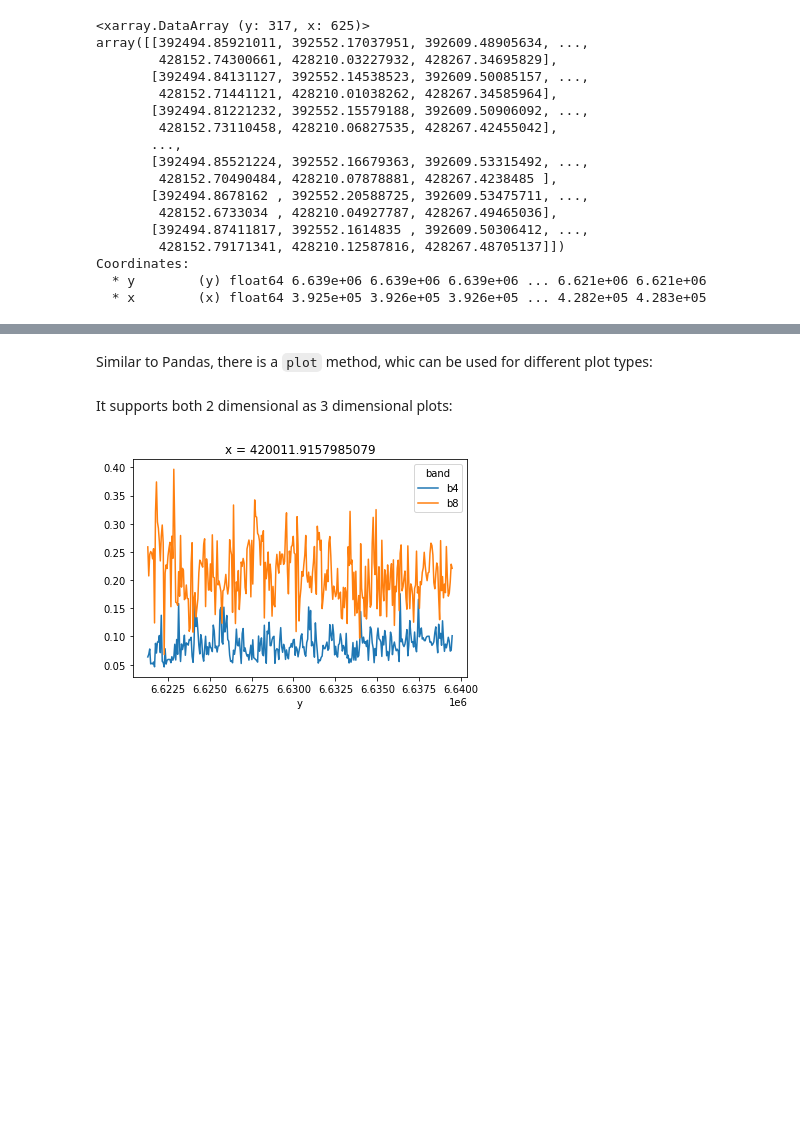
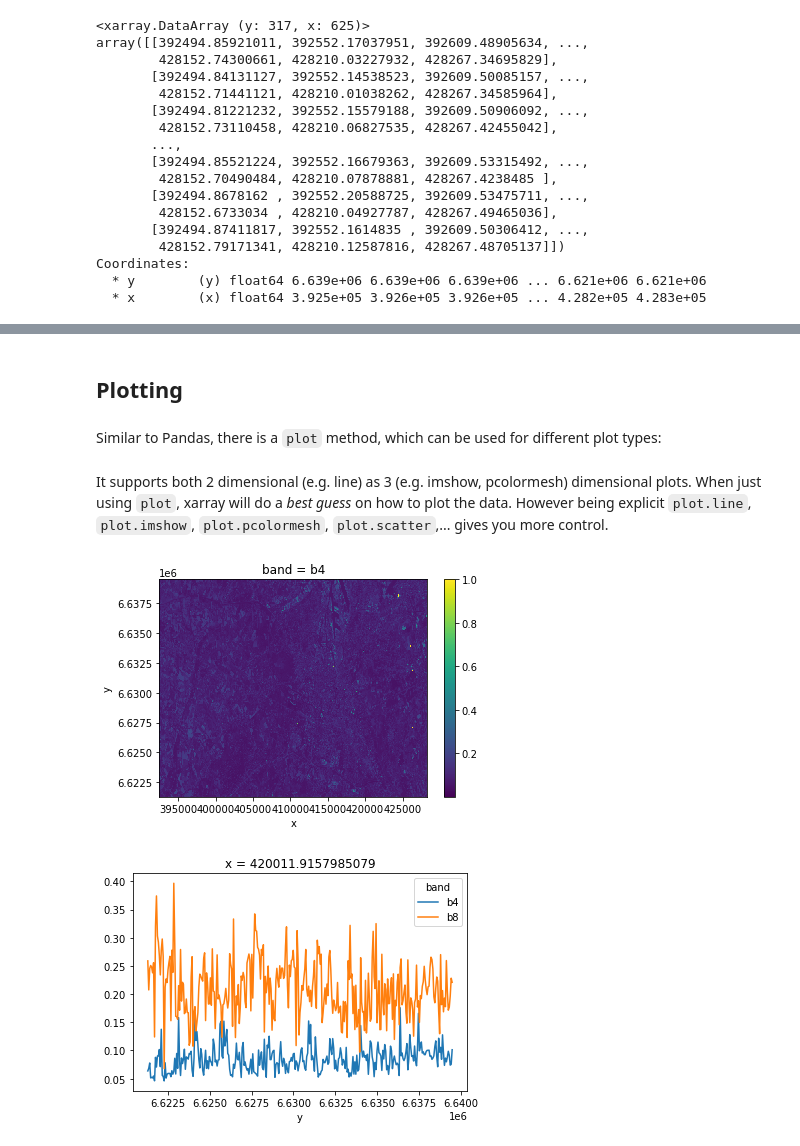
Before and after one commit to jorisvandenbossche/DS-python-geospatial, a Jupyter notebook: _solved/13-xarray.ipynb, the cells around one changed output, grey strips where cells are left out. Drawn from its saved outputs; the diff is of its cells as text; code cells hidden in the pictures; blank space fills up the shorter version.

```diff
--- a/_solved/13-xarray.ipynb
+++ b/_solved/13-xarray.ipynb
@@ -478,10 +499,16 @@ __Plotting__
+# %% [markdown]
+## Plotting
 # %% [markdown]
-Similar to Pandas, there is a `plot` method, whic can be used for different plot types:
+Similar to Pandas, there is a `plot` method, which can be used for different plot types:
 # %%
 xr_array = xr.open_rasterio("./data/gent/raster/2020-09-17_Sentinel_2_L1C_B0408.tiff")
 xr_array = xr_array.assign_coords(band=("band", ["b4", "b8"]))
-# %% [markdown]
-It supports both 2 dimensional as 3 dimensional plots:
+# %% [markdown]
+It supports both 2 dimensional (e.g. line) as 3 (e.g. imshow, pcolormesh) dimensional plots. When just using `plot`, xarray will do a _best guess_ on how to plot the data. However being explicit `plot.line`, `plot.imshow`, `plot.pcolormesh`, `plot.scatter`,...  gives you more control.
+# %%
+xr_array.sel(band="b4").plot();  # add .line() -> ValueError: For 2D inputs, please specify either hue, x or y.
+# %% [output]
+[figure, added]
 # %%
 xr_array.sel(x=420000, method="nearest").plot.line(hue="band");
 # %% [output]
```
Also changed, not shown: parts of 48 cells of this notebook.
